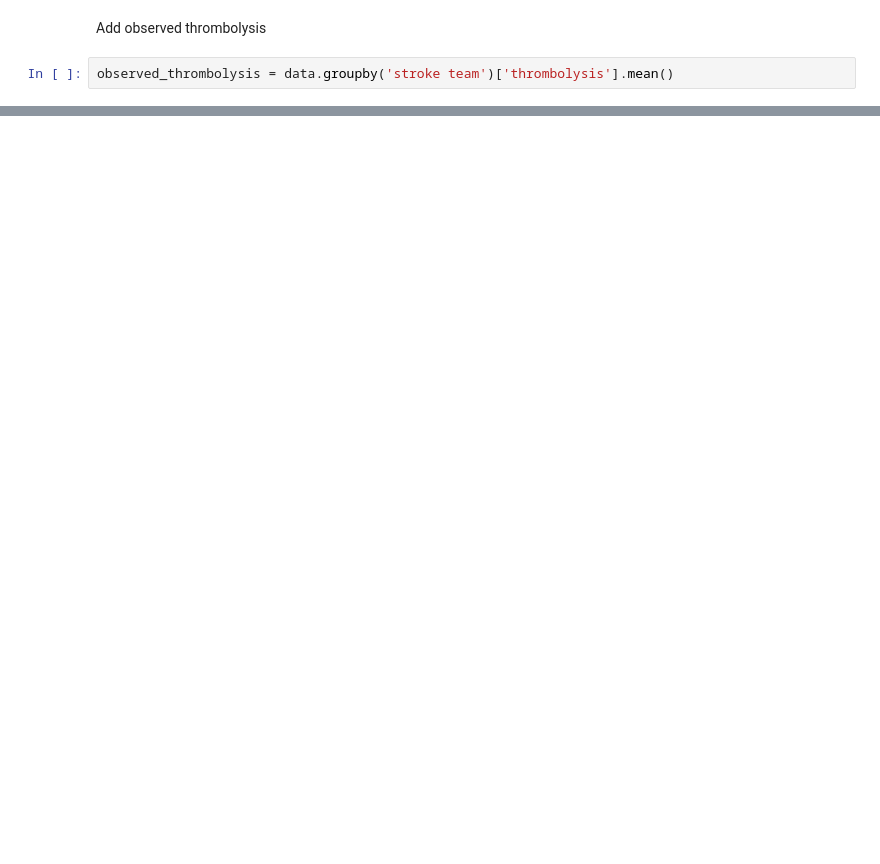
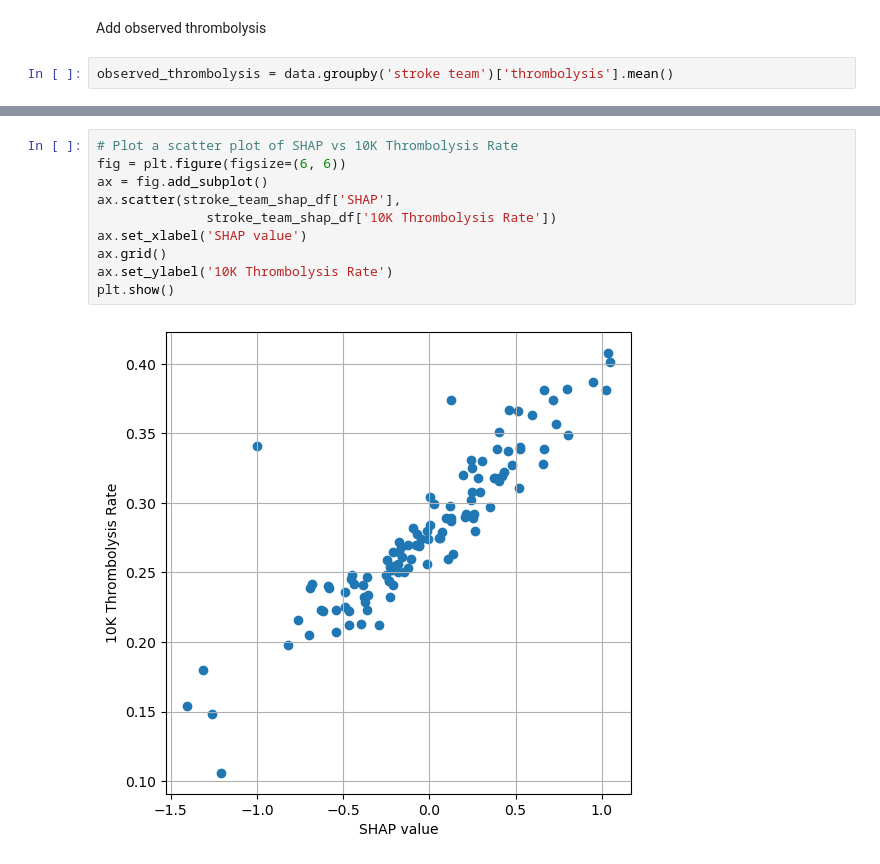
Before and after one commit to samuel-book/ssnap_production_code, a Jupyter notebook: notebooks/20_basic_shap.ipynb, the cells around one changed output, grey strips where cells are left out. Cells and saved outputs as stored; diff of their text form; blank space fills up the shorter version.

```diff
--- a/notebooks/20_basic_shap.ipynb
+++ b/notebooks/20_basic_shap.ipynb
@@ -141,0 +295,12 @@ Save results.
+# %%
+# Plot a scatter plot of SHAP vs 10K Thrombolysis Rate
+fig = plt.figure(figsize=(6, 6))
+ax = fig.add_subplot()
+ax.scatter(stroke_team_shap_df['SHAP'],
+              stroke_team_shap_df['10K Thrombolysis Rate'])
+ax.set_xlabel('SHAP value')
+ax.grid()
+ax.set_ylabel('10K Thrombolysis Rate')
+plt.show()
+# %% [output]
+[figure, added]
```
Also changed, not shown: parts of 30 cells of this notebook, 2 other files.
